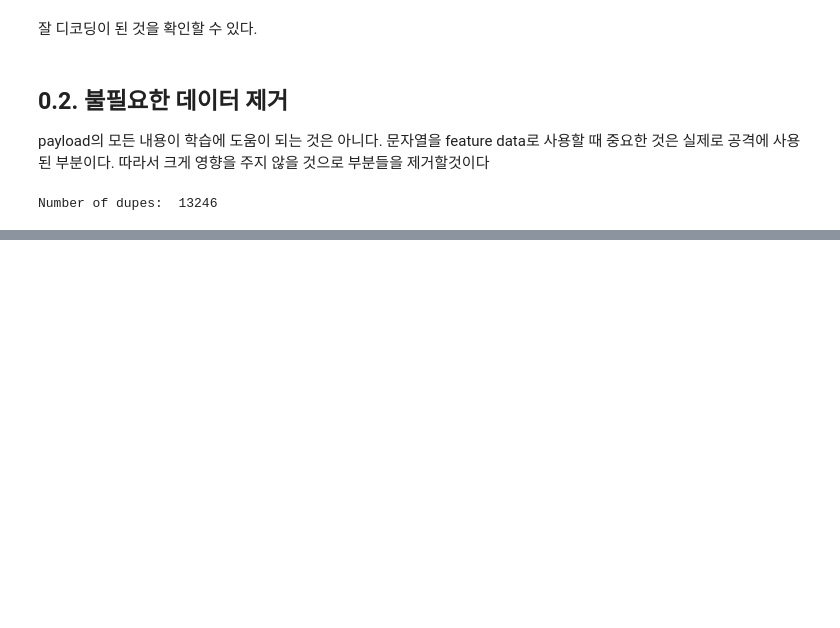
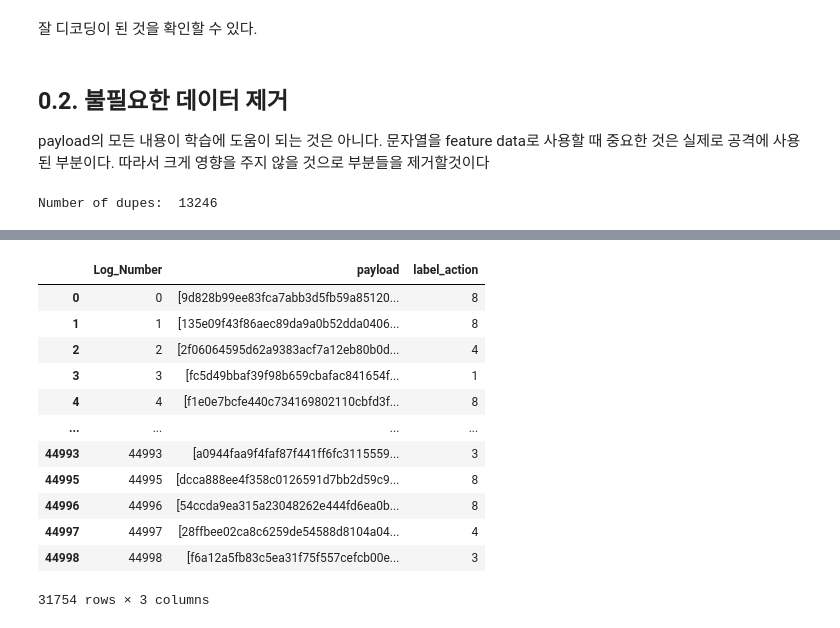
Before and after one commit to teddyyeo/AI_BigData_Challenge, a Jupyter notebook: yayayay.ipynb, the cells around one changed output, grey strips where cells are left out. Saved outputs shown, nothing was run; the diff lists cells and outputs as text; code cells hidden in the pictures; blank space fills up the shorter version.

```diff
--- a/yayayay.ipynb
+++ b/yayayay.ipynb
@@ -82,0 +151,16 @@ ldf.to_csv("./split.csv")
+# %%
+ldf
+# %% [output]
+|  | Log_Number | payload | label_action |
+| 0 | 0 | [9d828b99ee83fca7abb3d5fb59a85120... | 8 |
+| 1 | 1 | [135e09f43f86aec89da9a0b52dda0406... | 8 |
+| 2 | 2 | [2f06064595d62a9383acf7a12eb80b0d... | 4 |
+| 3 | 3 | [fc5d49bbaf39f98b659cbafac841654f... | 1 |
+| 4 | 4 | [f1e0e7bcfe440c734169802110cbfd3f... | 8 |
+| ... | ... | ... | ... |
+| 44993 | 44993 | [a0944faa9f4faf87f441ff6fc3115559... | 3 |
+| 44995 | 44995 | [dcca888ee4f358c0126591d7bb2d59c9... | 8 |
+| 44996 | 44996 | [54ccda9ea315a23048262e444fd6ea0b... | 8 |
+| 44997 | 44997 | [28ffbee02ca8c6259de54588d8104a04... | 4 |
+| 44998 | 44998 | [f6a12a5fb83c5ea31f75f557cefcb00e... | 3 |
+31754 rows × 3 columns
```
Also changed, not shown: parts of 7 cells of this notebook, 1 other file.
